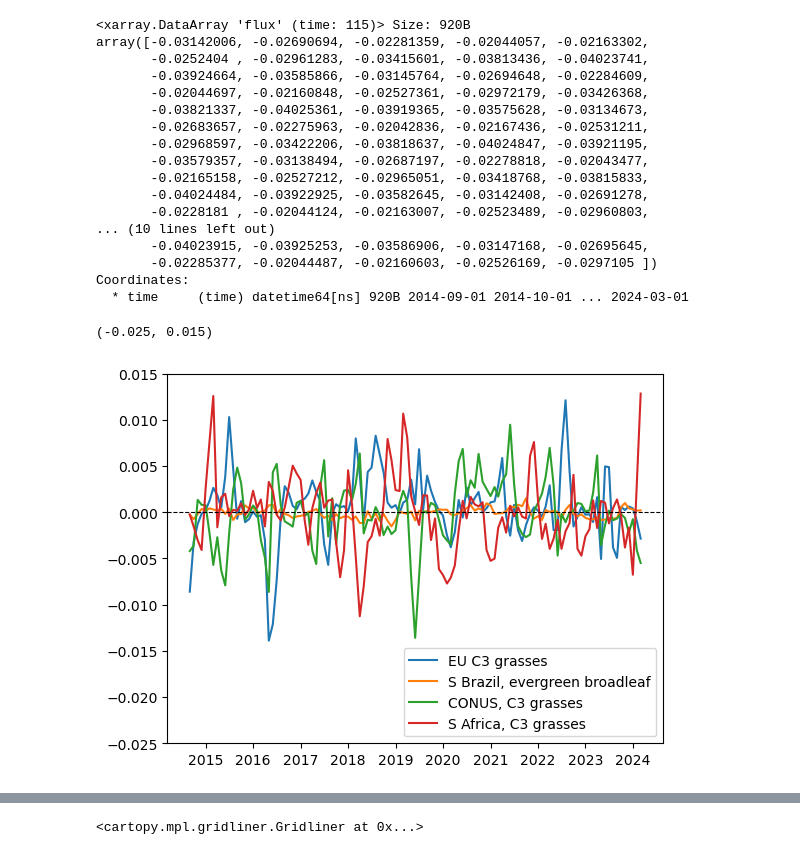
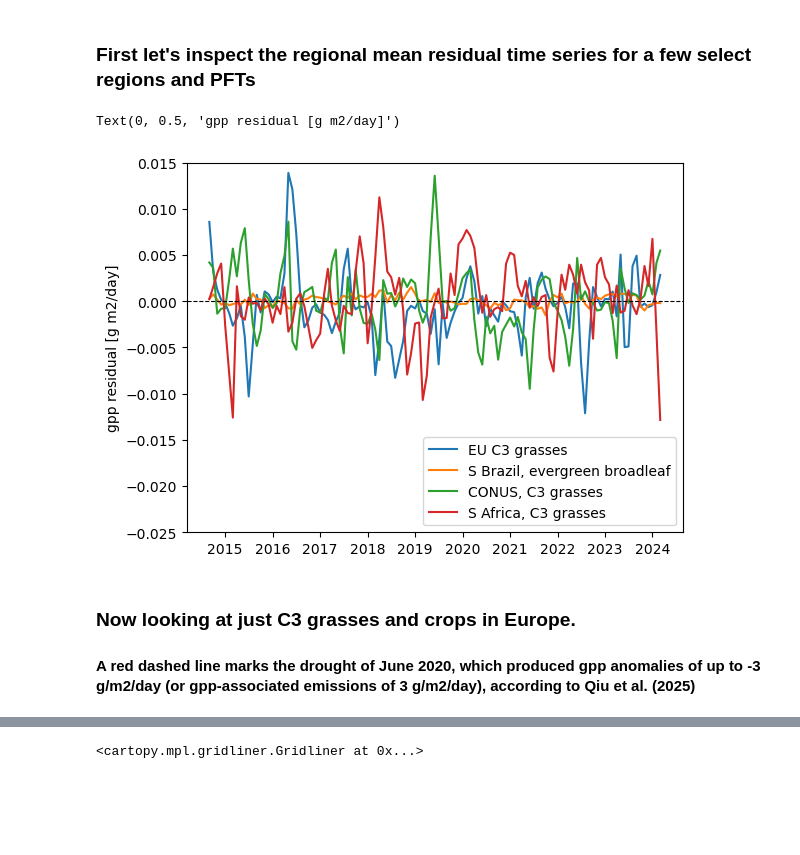
Before and after one commit to jhollowed/climate_analysis, a Jupyter notebook: OCO/inspect_monthly_flux_per_region.ipynb, the cells around one changed output, grey strips where cells are left out. Drawn from its saved outputs; the diff is of its cells as text; code cells hidden in the pictures; blank space fills up the shorter version.

```diff
--- a/OCO/inspect_monthly_flux_per_region.ipynb
+++ b/OCO/inspect_monthly_flux_per_region.ipynb
@@ -56,41 +58,26 @@ def get_gpp_latlon(region, pft):
     resp = xr.concat([xr.open_dataset(f)['flux'] for f in resp_files], 'time')
     resp = resp * 1000 * (24*60*60) #convert from kg m2/s to g m2/day
     return gpp
-# %%
-gpp = get_gpp_intercept(11, 9) # eu, C3 grasses
-gpp
-# %% [output]
-<xarray.DataArray 'flux' (time: 115)> Size: 920B
-array([-0.03142006, -0.02690694, -0.02281359, -0.02044057, -0.02163302,
-       -0.0252404 , -0.02961283, -0.03415601, -0.03813436, -0.04023741,
-       -0.03924664, -0.03585866, -0.03145764, -0.02694648, -0.02284609,
-       -0.02044697, -0.02160848, -0.02527361, -0.02972179, -0.03426368,
-       -0.03821337, -0.04025361, -0.03919365, -0.03575628, -0.03134673,
-       -0.02683657, -0.02275963, -0.02042836, -0.02167436, -0.02531211,
-       -0.02968597, -0.03422206, -0.03818637, -0.04024847, -0.03921195,
-       -0.03579357, -0.03138494, -0.02687197, -0.02278818, -0.02043477,
-       -0.02165158, -0.02527212, -0.02965051, -0.03418768, -0.03815833,
-       -0.04024484, -0.03922925, -0.03582645, -0.03142408, -0.02691278,
-       -0.0228181 , -0.02044124, -0.02163007, -0.02523489, -0.02960803,
-... (10 lines left out)
-       -0.04023915, -0.03925253, -0.03586906, -0.03147168, -0.02695645,
-       -0.02285377, -0.02044487, -0.02160603, -0.02526169, -0.0297105 ])
-Coordinates:
-  * time     (time) datetime64[ns] 920B 2014-09-01 2014-10-01 ... 2024-03-01
+# %% [markdown]
+### First let's inspect the regional mean residual time series for a few select regions and PFTs
 # %%
 gpp = get_gpp(11, 9) # eu, C3 grasses
-plt.plot(gpp.time, gpp, label='EU C3 grasses')
+plt.plot(gpp.time, -gpp, label='EU C3 grasses')
 gpp = get_gpp(4, 4) # S brazil, evergreen broadleaf
-plt.plot(gpp.time, gpp, label='S Brazil, evergreen broadleaf')
+plt.plot(gpp.time, -gpp, label='S Brazil, evergreen broadleaf')
 gpp = get_gpp(2, 9) # conus, C3 grasses
-plt.plot(gpp.time, gpp, label='CONUS, C3 grasses')
+plt.plot(gpp.time, -gpp, label='CONUS, C3 grasses')
 gpp = get_gpp(6, 9) # S africa, C3 grasses
-plt.plot(gpp.time, gpp, label='S Africa, C3 grasses')
+plt.plot(gpp.time, -gpp, label='S Africa, C3 grasses')
 plt.axhline(y=0, linestyle='--', color='k', linewidth=0.8)
 plt.legend(loc='lower right')
 plt.ylim([-0.025, 0.015])
+plt.ylabel('gpp residual [g m2/day]')
 # %% [output]
-(-0.025, 0.015)
+Text(0, 0.5, 'gpp residual [g m2/day]')
-[figure, old version]
+[figure, new version]
+# %% [markdown]
+### Now looking at just C3 grasses and crops in Europe.
+#### A red dashed line marks the drought of June 2020, which produced gpp anomalies of up to -3 g/m2/day (or gpp-associated emissions of 3 g/m2/day), according to Qiu et al. (2025)
 # %%
 gpp = get_gpp(11, 11) # eu, C3 crops
```
Also changed, not shown: parts of 19 cells of this notebook, 3 other files.
